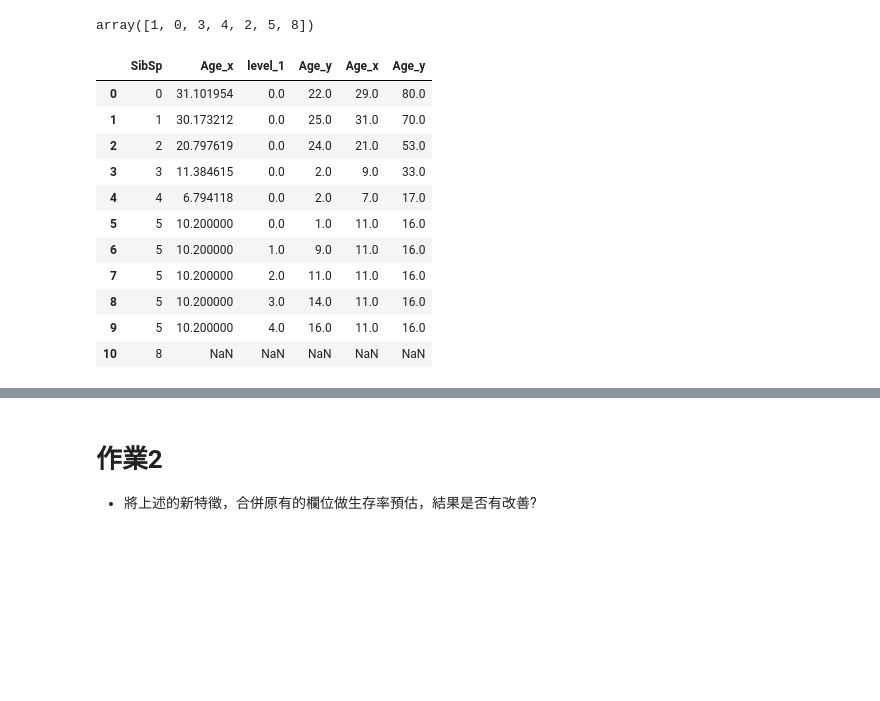
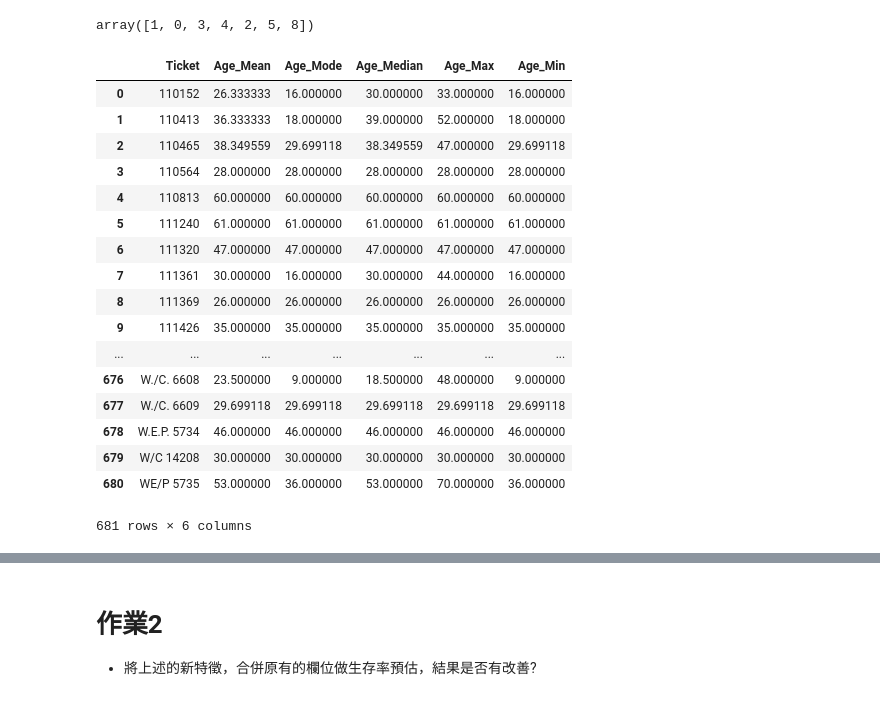
Before and after one commit to circlepen/2nd-ML-100Days, a Jupyter notebook: homeworks/Day_027_HW.ipynb, the cells around one changed output, grey strips where cells are left out. Saved outputs shown, nothing was run; the diff lists cells and outputs as text; code cells hidden in the pictures; blank space fills up the shorter version.

```diff
--- a/homeworks/Day_027_HW.ipynb
+++ b/homeworks/Day_027_HW.ipynb
@@ -41,40 +41,52 @@ array([1, 0, 3, 4, 2, 5, 8])
 # %%
 # 取一個類別型欄位, 與一個數值型欄位, 做群聚編碼
 """
 Your Code Here
 """
 # mean_df = df.groupby(['SaleCondition'])['GrLivArea'].mean().reset_index()
 # mode_df = df.groupby(['SaleCondition'])['GrLivArea'].apply(lambda x: x.mode()[0]).reset_index()
 # median_df = df.groupby(['SaleCondition'])['GrLivArea'].median().reset_index()
 # max_df = df.groupby(['SaleCondition'])['GrLivArea'].max().reset_index()
 # temp = pd.merge(mean_df, mode_df, how='left', on=['SaleCondition'])
 # temp = pd.merge(temp, median_df, how='left', on=['SaleCondition'])
 # temp = pd.merge(temp, max_df, how='left', on=['SaleCondition'])
 # temp.columns = ['SaleCondition', 'Area_Sale_Mean', 'Area_Sale_Mode', 'Area_Sale_Median', 'Area_Sale_Max']
 # temp
 # df['SaleCondition'] = df['SaleCondition'].fillna('None')
 
 
-df['SibSp'] = df['SibSp'].fillna('None')
-mean_df = df.groupby(['SibSp']) ['Age'].mean().reset_index()
-mode_df = df.groupby(['SibSp'])['Age'].apply(lambda x: x.mode()).reset_index()
-median_df = df.groupby(['SibSp'])['Age'].median().reset_index()
-max_df = df.groupby(['SibSp'])['Age'].max().reset_index()
-temp = pd.merge(mean_df, mode_df, how='left', on=['SibSp'])
-temp = pd.merge(temp, median_df, how='left', on=['SibSp'])
-temp = pd.merge(temp, max_df, how='left', on=['SibSp'])
+df['Ticket'] = df['Ticket'].fillna('None')
+df['Age'] = df['Age'].fillna(df['Age'].mean())
+
+mean_df = df.groupby(['Ticket']) ['Age'].mean().reset_index()
+mode_df = df.groupby(['Ticket'])['Age'].apply(lambda x: x.mode()[0]).reset_index()
+median_df = df.groupby(['Ticket'])['Age'].median().reset_index()
+max_df = df.groupby(['Ticket'])['Age'].max().reset_index()
+min_df = df.groupby(['Ticket'])['Age'].min().reset_index()
+
+temp = pd.merge(mean_df, mode_df, how='left', on=['Ticket'])
+temp = pd.merge(temp, median_df, how='left', on=['Ticket'])
+temp = pd.merge(temp, max_df, how='left', on=['Ticket'])
+temp = pd.merge(temp, min_df, how='left', on=['Ticket'])
+temp.columns = ['Ticket', 'Age_Mean', 'Age_Mode', 'Age_Median', 'Age_Max', 'Age_Min']
 temp
 # %% [output]
-|  | SibSp | Age_x | level_1 | Age_y | Age_x | Age_y |
-| 0 | 0 | 31.101954 | 0.0 | 22.0 | 29.0 | 80.0 |
-| 1 | 1 | 30.173212 | 0.0 | 25.0 | 31.0 | 70.0 |
-| 2 | 2 | 20.797619 | 0.0 | 24.0 | 21.0 | 53.0 |
-| 3 | 3 | 11.384615 | 0.0 | 2.0 | 9.0 | 33.0 |
-| 4 | 4 | 6.794118 | 0.0 | 2.0 | 7.0 | 17.0 |
-| 5 | 5 | 10.200000 | 0.0 | 1.0 | 11.0 | 16.0 |
-| 6 | 5 | 10.200000 | 1.0 | 9.0 | 11.0 | 16.0 |
-| 7 | 5 | 10.200000 | 2.0 | 11.0 | 11.0 | 16.0 |
-| 8 | 5 | 10.200000 | 3.0 | 14.0 | 11.0 | 16.0 |
-| 9 | 5 | 10.200000 | 4.0 | 16.0 | 11.0 | 16.0 |
-| 10 | 8 | NaN | NaN | NaN | NaN | NaN |
+|  | Ticket | Age_Mean | Age_Mode | Age_Median | Age_Max | Age_Min |
+| 0 | 110152 | 26.333333 | 16.000000 | 30.000000 | 33.000000 | 16.000000 |
+| 1 | 110413 | 36.333333 | 18.000000 | 39.000000 | 52.000000 | 18.000000 |
+| 2 | 110465 | 38.349559 | 29.699118 | 38.349559 | 47.000000 | 29.699118 |
+| 3 | 110564 | 28.000000 | 28.000000 | 28.000000 | 28.000000 | 28.000000 |
+| 4 | 110813 | 60.000000 | 60.000000 | 60.000000 | 60.000000 | 60.000000 |
+| 5 | 111240 | 61.000000 | 61.000000 | 61.000000 | 61.000000 | 61.000000 |
+| 6 | 111320 | 47.000000 | 47.000000 | 47.000000 | 47.000000 | 47.000000 |
+| 7 | 111361 | 30.000000 | 16.000000 | 30.000000 | 44.000000 | 16.000000 |
+| 8 | 111369 | 26.000000 | 26.000000 | 26.000000 | 26.000000 | 26.000000 |
+| 9 | 111426 | 35.000000 | 35.000000 | 35.000000 | 35.000000 | 35.000000 |
+| ... | ... | ... | ... | ... | ... | ... |
+| 676 | W./C. 6608 | 23.500000 | 9.000000 | 18.500000 | 48.000000 | 9.000000 |
+| 677 | W./C. 6609 | 29.699118 | 29.699118 | 29.699118 | 29.699118 | 29.699118 |
+| 678 | W.E.P. 5734 | 46.000000 | 46.000000 | 46.000000 | 46.000000 | 46.000000 |
+| 679 | W/C 14208 | 30.000000 | 30.000000 | 30.000000 | 30.000000 | 30.000000 |
+| 680 | WE/P 5735 | 53.000000 | 36.000000 | 53.000000 | 70.000000 | 36.000000 |
+681 rows × 6 columns
 # %%
```
Also changed, not shown: parts of 5 cells of this notebook, 4 other files.
